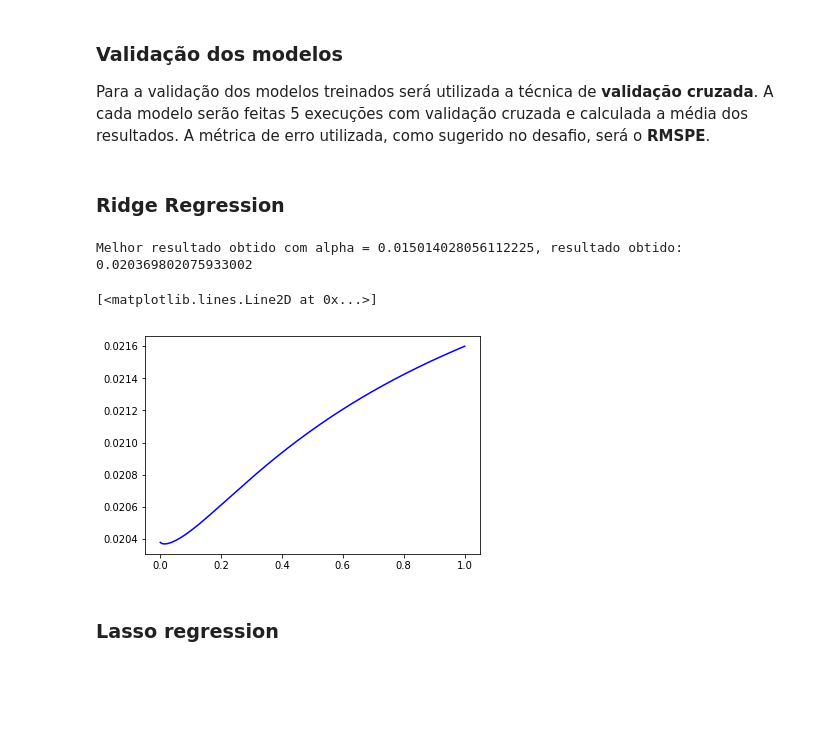
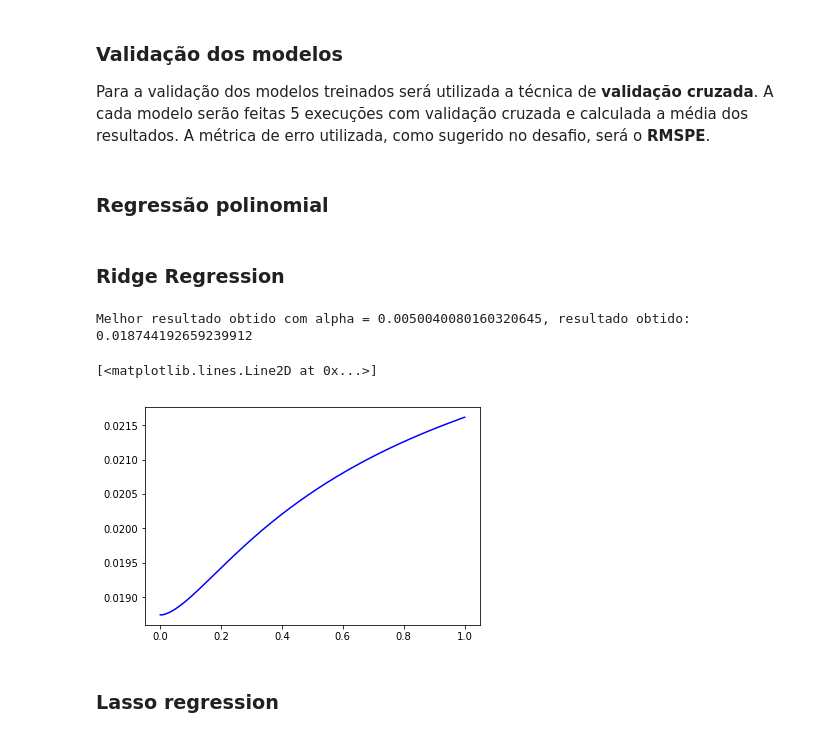
Before and after one commit to lucaslrolim/house_prices_recife, a Jupyter notebook: analysis.ipynb, the cells around one changed output. Drawn from its saved outputs; the diff is of its cells as text; code cells hidden in the pictures; blank space fills up the shorter version.

```diff
--- a/analysis.ipynb
+++ b/analysis.ipynb
@@ -149,0 +140,3 @@ df.head(3)
+# %%
+type_value = {"Apartamento": 3, "Casa": 3, "Quitinete": 1, "Loft": 2}
+df = df.replace({"tipo": type_value})
@@ -149,0 +145,6 @@ df.head(3)
+# %%
+from sklearn.preprocessing import minmax_scale
+
+cols = ['area_util','suites','vagas','suites','area_extra']
+
+df[cols] = minmax_scale(df[cols])
@@ -150,3 +153,5 @@ df.head(3)
+# %%
+df = df.drop(columns=['Id','diferenciais'])
 # %% [markdown]
 Agora que realizamos todas as transformações comuns ao conjunto de treino e de teste, tornaremos a separá-los em duas variáveis distintas.
 # %%
@@ -191,0 +218,13 @@ plt.show()
+# %%
+columns = ['preco','area_extra','area_util']
+
+for column in columns:
+    df = df[np.abs(df_train[column] - df_train[column].mean()) <= (1 * df_train[column].std())]
+
+df = df[df.preco > 10]
+
+df.boxplot(column = ['preco'])
+
+print("{} linhas no dataset".format(len(df['preco'])))
+redu = round(((original_size - len(df))/original_size)* 100,2)
+print("Diminuição de {}% no tamanho do conjunto de treino".format(redu))
@@ -228,6 +272,8 @@ rmspe_score = make_scorer(rmspe, greater_is_better=False)
 
 ## dataset para armazenar o resultado dos modelos
 results = pd.DataFrame([], columns = ['mean', 'std'])
+# %% [markdown]
+### Regressão polinomial
 # %%
 from sklearn import linear_model
 from sklearn.pipeline import Pipeline
@@ -255,36 +301,36 @@ domain = list(np.linspace(0.001,1,500))
 for alpha_value in domain:
     ridge = linear_model.Ridge(alpha = alpha_value, max_iter = 1000, random_state = 161095)
     scores = cross_val_score(ridge,
                              parameters,
                              target,
                              scoring = rmspe_score,
                              cv = cv_number)
     ridge_alpha_tunning.append(-np.mean(scores))
 
 # removemos alhpas muito grandes (em alguns casos descontinuidades) para facilitar a plotagem dos resultados
 while max(ridge_alpha_tunning) > 1:
         index  = ridge_alpha_tunning.index(max(ridge_alpha_tunning))
         del domain[index]
-        del ridge_alpha_tunning[index]
+#         del ridge_alpha_tunning[index]
 
 best_alpha = domain[ridge_alpha_tunning.index(min(ridge_alpha_tunning))]
 ridge = linear_model.Ridge(alpha = best_alpha, max_iter = 1000, random_state = 161095)
 scores = cross_val_score(ridge,
                          parameters,
                          target,
                          scoring = rmspe_score,
                          cv = cv_number)
 
 # salvamos o resultado do melhor alpha em nosso dataframe de resultados
 results.loc['Ridge'] = [-scores.mean(), scores.std()]
 
 print("Melhor resultado obtido com alpha = {}, resultado obtido: {}".format(best_alpha, min(ridge_alpha_tunning)))
 
 plt.plot(domain, ridge_alpha_tunning, color='b')
 # %% [output]
-Melhor resultado obtido com alpha = 0.015014028056112225, resultado obtido: 0.020369802075933002
+Melhor resultado obtido com alpha = 0.0050040080160320645, resultado obtido: 0.018744192659239912
 [<matplotlib.lines.Line2D at 0x...>]
-[figure, old version]
+[figure, new version]
 # %% [markdown]
 ### Lasso regression
 # %%
```
Also changed, not shown: parts of 45 cells of this notebook, 1 other file.
